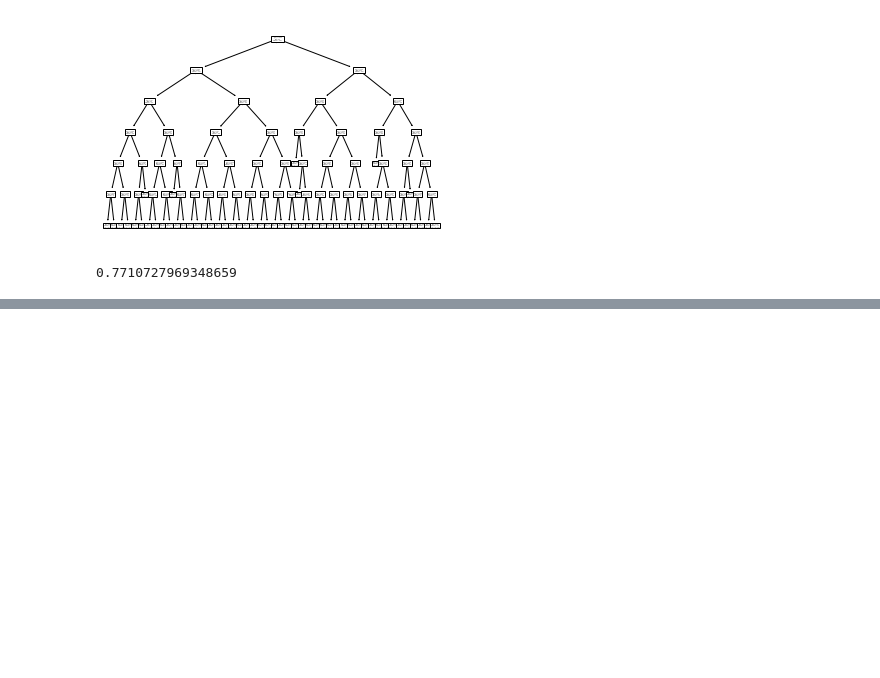
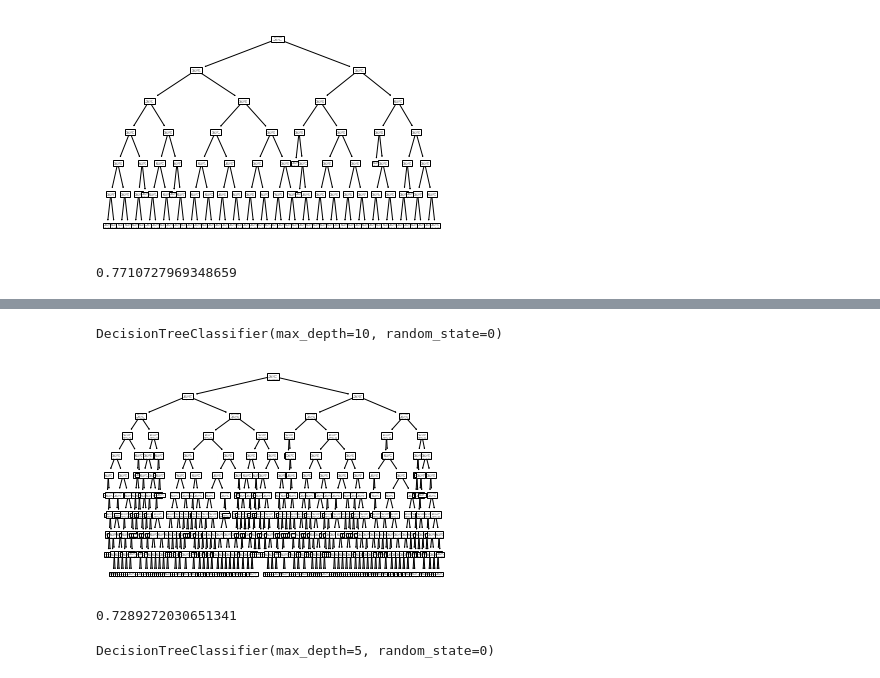
Before and after one commit to Phruetti/DPDM65, a Jupyter notebook: classification.ipynb, the cells around one changed output, grey strips where cells are left out. Cells and saved outputs as stored; diff of their text form; code cells hidden in the pictures; blank space fills up the shorter version.

```diff
--- a/classification.ipynb
+++ b/classification.ipynb
@@ -174,0 +204,5 @@ accuracy_score(y_test,Dree2.predict(x_test))
+# %%
+Dree3=DecisionTreeClassifier(random_state=0,max_depth=10)
+# %%
+x1_train=TRAIN.drop(columns=['class_age','CLASS'])
+x1_train
@@ -174,0 +223,3 @@ accuracy_score(y_test,Dree2.predict(x_test))
+# %%
+y1_train=TRAIN.iloc[:,8]
+y1_train
@@ -174,0 +239,4 @@ accuracy_score(y_test,Dree2.predict(x_test))
+# %%
+Dree3.fit(x1_train,y1_train)
+# %% [output]
+DecisionTreeClassifier(max_depth=10, random_state=0)
@@ -174,0 +246,15 @@ accuracy_score(y_test,Dree2.predict(x_test))
+# %%
+from sklearn import tree
+tree.plot_tree(Dree3);
+# %% [output]
+[figure, added]
+# %%
+from sklearn.metrics import accuracy_score
+accuracy_score(y1_test,Dree3.predict(x1_test))
+# %% [output]
+0.7289272030651341
+# %%
+Dree3=DecisionTreeClassifier(random_state=0,max_depth=5)
+Dree3.fit(x1_train,y1_train)
+# %% [output]
+DecisionTreeClassifier(max_depth=5, random_state=0)
```
Also changed, not shown: parts of 9 cells of this notebook.
